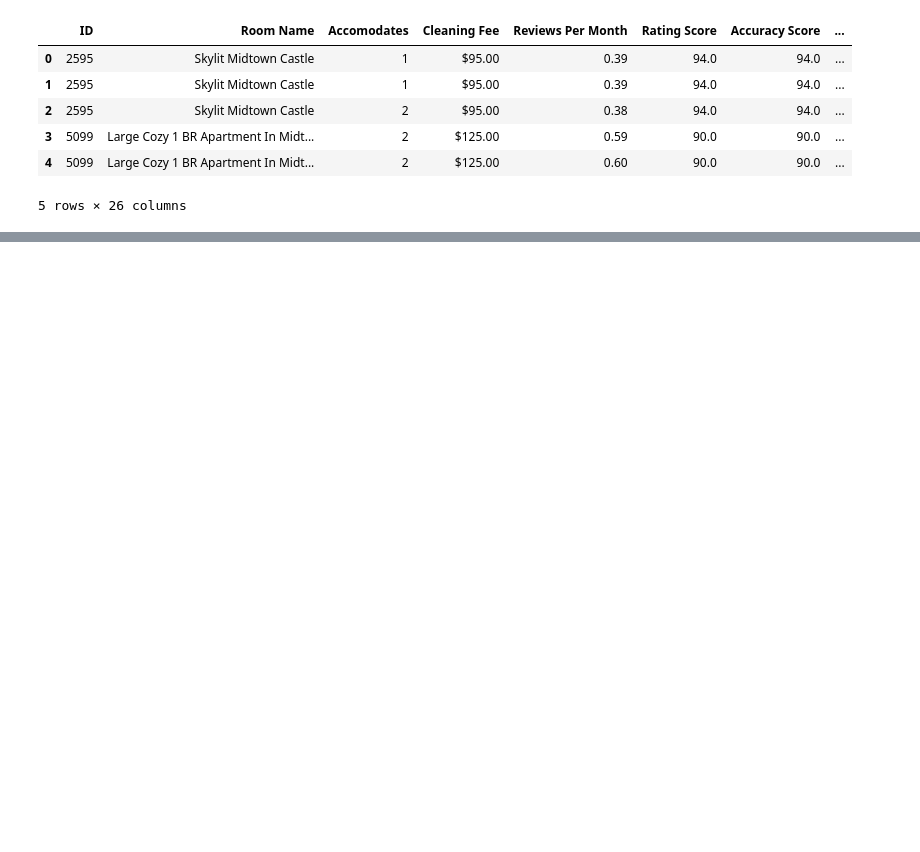
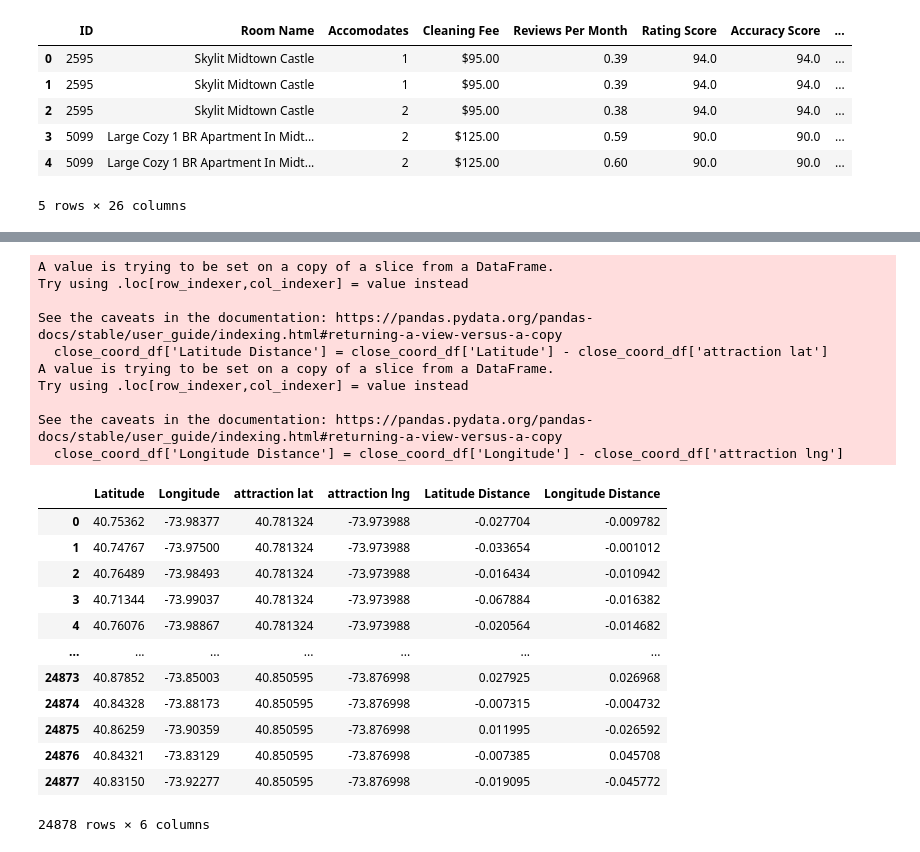
Before and after one commit to parriswoods22/Room11, a Jupyter notebook: Airbnb & Attractions.ipynb, the cells around one changed output, grey strips where cells are left out. Drawn from its saved outputs; the diff is of its cells as text; code cells hidden in the pictures; blank space fills up the shorter version.

```diff
--- a/Airbnb & Attractions.ipynb
+++ b/Airbnb & Attractions.ipynb
@@ -265,3 +257,3 @@ KeyError: "['Queens' 'Staten Island'] not found in axis"
 # %%
 close_final_df = close_final_df.reset_index()
-close_final_df
+close_final_df = close_final_df.drop_duplicates(subset = ['Room Name'])
@@ -281,0 +260,5 @@ close_final_df
+# %%
+close_final_df = close_final_df.reset_index().drop(columns = ['index'])
+# %%
+close_coord_df = close_final_df[['Latitude','Longitude','attraction lat','attraction lng']]
+close_coord_df
@@ -281,0 +279,28 @@ close_final_df
+# %%
+close_coord_df['Latitude Distance'] = close_coord_df['Latitude'] - close_coord_df['attraction lat']
+close_coord_df['Longitude Distance'] = close_coord_df['Longitude'] - close_coord_df['attraction lng']
+close_coord_df
+# %% [output]
+A value is trying to be set on a copy of a slice from a DataFrame.
+Try using .loc[row_indexer,col_indexer] = value instead
+
+See the caveats in the documentation: https://pandas.pydata.org/pandas-docs/stable/user_guide/indexing.html#returning-a-view-versus-a-copy
+  close_coord_df['Latitude Distance'] = close_coord_df['Latitude'] - close_coord_df['attraction lat']
+A value is trying to be set on a copy of a slice from a DataFrame.
+Try using .loc[row_indexer,col_indexer] = value instead
+
+See the caveats in the documentation: https://pandas.pydata.org/pandas-docs/stable/user_guide/indexing.html#returning-a-view-versus-a-copy
+  close_coord_df['Longitude Distance'] = close_coord_df['Longitude'] - close_coord_df['attraction lng']
+|  | Latitude | Longitude | attraction lat | attraction lng | Latitude Distance | Longitude Distance |
+| 0 | 40.75362 | -73.98377 | 40.781324 | -73.973988 | -0.027704 | -0.009782 |
+| 1 | 40.74767 | -73.97500 | 40.781324 | -73.973988 | -0.033654 | -0.001012 |
+| 2 | 40.76489 | -73.98493 | 40.781324 | -73.973988 | -0.016434 | -0.010942 |
+| 3 | 40.71344 | -73.99037 | 40.781324 | -73.973988 | -0.067884 | -0.016382 |
+| 4 | 40.76076 | -73.98867 | 40.781324 | -73.973988 | -0.020564 | -0.014682 |
+| ... | ... | ... | ... | ... | ... | ... |
+| 24873 | 40.87852 | -73.85003 | 40.850595 | -73.876998 | 0.027925 | 0.026968 |
+| 24874 | 40.84328 | -73.88173 | 40.850595 | -73.876998 | -0.007315 | -0.004732 |
+| 24875 | 40.86259 | -73.90359 | 40.850595 | -73.876998 | 0.011995 | -0.026592 |
+| 24876 | 40.84321 | -73.83129 | 40.850595 | -73.876998 | -0.007385 | 0.045708 |
+| 24877 | 40.83150 | -73.92277 | 40.850595 | -73.876998 | -0.019095 | -0.045772 |
+24878 rows × 6 columns
```
Also changed, not shown: parts of 20 cells of this notebook.
